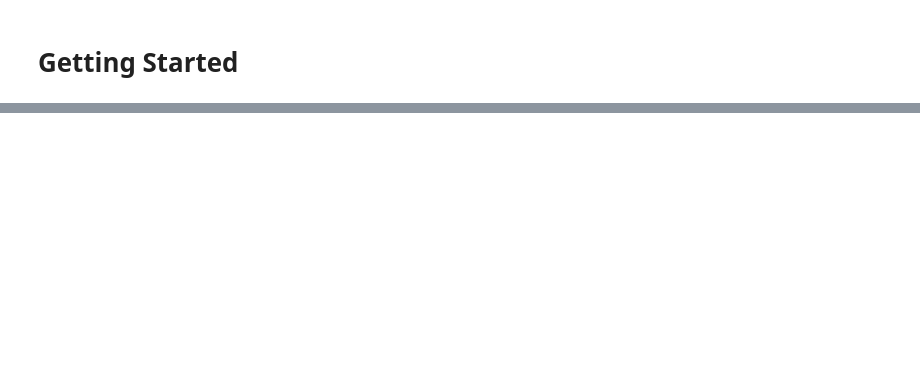
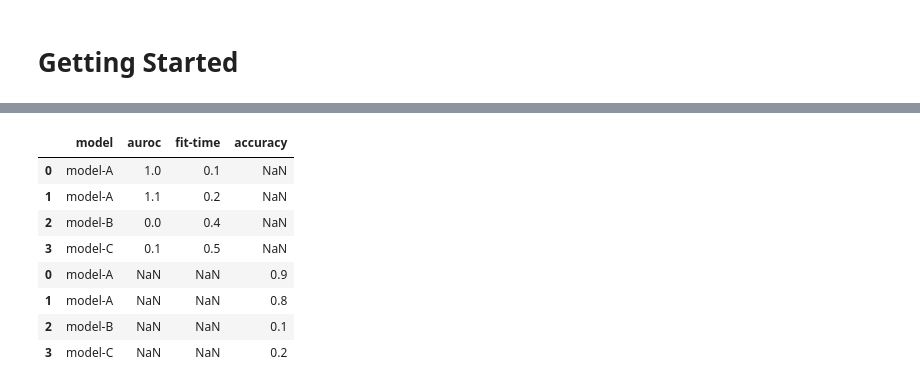
Before and after one commit to k15z/MetricX, a Jupyter notebook: docs/notebooks/1_Getting_Started.ipynb, the cells around one changed output, grey strips where cells are left out. Cells and saved outputs as stored; diff of their text form; code cells hidden in the pictures; blank space fills up the shorter version.

```diff
--- a/docs/notebooks/1_Getting_Started.ipynb
+++ b/docs/notebooks/1_Getting_Started.ipynb
@@ -51,3 +50,15 @@ Loading BokehJS ...
 [interactive output not drawn]
 [interactive output not drawn]
 [interactive output not drawn]
+# %%
+grid.to_df()
+# %% [output]
+|  | model | auroc | fit-time | accuracy |
+| 0 | model-A | 1.0 | 0.1 | NaN |
+| 1 | model-A | 1.1 | 0.2 | NaN |
+| 2 | model-B | 0.0 | 0.4 | NaN |
+| 3 | model-C | 0.1 | 0.5 | NaN |
+| 0 | model-A | NaN | NaN | 0.9 |
+| 1 | model-A | NaN | NaN | 0.8 |
+| 2 | model-B | NaN | NaN | 0.1 |
+| 3 | model-C | NaN | NaN | 0.2 |
```
Also changed, not shown: parts of 4 cells of this notebook, 10 other files.
